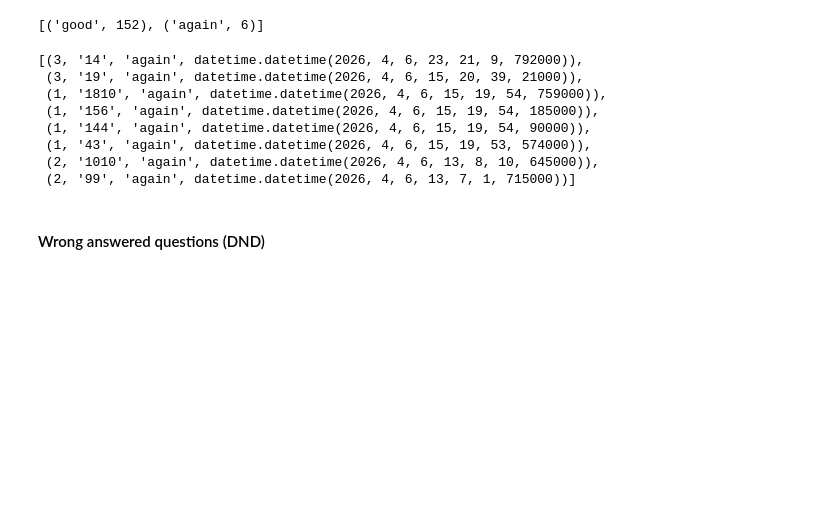
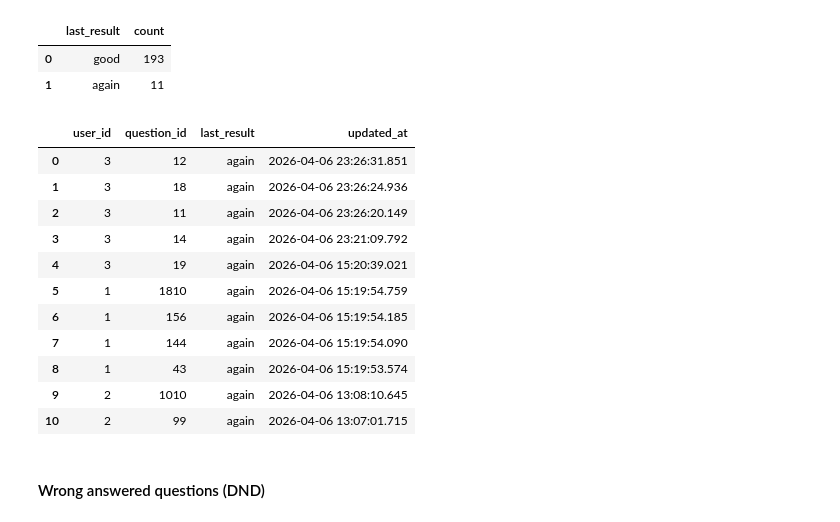
Before and after one commit to aimldlprojects/quizwiz, a Jupyter notebook: server/testing.ipynb, the cells around one changed output. Cells and saved outputs as stored; diff of their text form; code cells hidden in the pictures; blank space fills up the shorter version.

```diff
--- a/server/testing.ipynb
+++ b/server/testing.ipynb
@@ -396,30 +401,36 @@ FROM reviews
 GROUP BY last_result
 ORDER BY COUNT(*) DESC;
 """)
-cur.fetchall()
+pd.DataFrame(cur.fetchall(), columns=[desc[0] for desc in cur.description])
 # %% [output]
-[('good', 152), ('again', 6)]
+|  | last_result | count |
+| 0 | good | 193 |
+| 1 | again | 11 |
 # %%
 
 # 2) Confirm wrong records exist at all (without joins)
 conn.rollback()
 cur.execute("""
 SELECT user_id, question_id, last_result, updated_at
 FROM reviews
 WHERE last_result IN ('again', 'wrong')
 ORDER BY updated_at DESC
 LIMIT 100;
 """)
-cur.fetchall()
+pd.DataFrame(cur.fetchall(), columns=[desc[0] for desc in cur.description])
 # %% [output]
-[(3, '14', 'again', datetime.datetime(2026, 4, 6, 23, 21, 9, 792000)),
- (3, '19', 'again', datetime.datetime(2026, 4, 6, 15, 20, 39, 21000)),
- (1, '1810', 'again', datetime.datetime(2026, 4, 6, 15, 19, 54, 759000)),
- (1, '156', 'again', datetime.datetime(2026, 4, 6, 15, 19, 54, 185000)),
- (1, '144', 'again', datetime.datetime(2026, 4, 6, 15, 19, 54, 90000)),
- (1, '43', 'again', datetime.datetime(2026, 4, 6, 15, 19, 53, 574000)),
- (2, '1010', 'again', datetime.datetime(2026, 4, 6, 13, 8, 10, 645000)),
- (2, '99', 'again', datetime.datetime(2026, 4, 6, 13, 7, 1, 715000))]
+|  | user_id | question_id | last_result | updated_at |
+| 0 | 3 | 12 | again | 2026-04-06 23:26:31.851 |
+| 1 | 3 | 18 | again | 2026-04-06 23:26:24.936 |
+| 2 | 3 | 11 | again | 2026-04-06 23:26:20.149 |
+| 3 | 3 | 14 | again | 2026-04-06 23:21:09.792 |
+| 4 | 3 | 19 | again | 2026-04-06 15:20:39.021 |
+| 5 | 1 | 1810 | again | 2026-04-06 15:19:54.759 |
+| 6 | 1 | 156 | again | 2026-04-06 15:19:54.185 |
+| 7 | 1 | 144 | again | 2026-04-06 15:19:54.090 |
+| 8 | 1 | 43 | again | 2026-04-06 15:19:53.574 |
+| 9 | 2 | 1010 | again | 2026-04-06 13:08:10.645 |
+| 10 | 2 | 99 | again | 2026-04-06 13:07:01.715 |
 # %% [markdown]
 #### Wrong answered questions (DND)
 # %%
```
Also changed, not shown: parts of 3 cells of this notebook, 2 other files.
